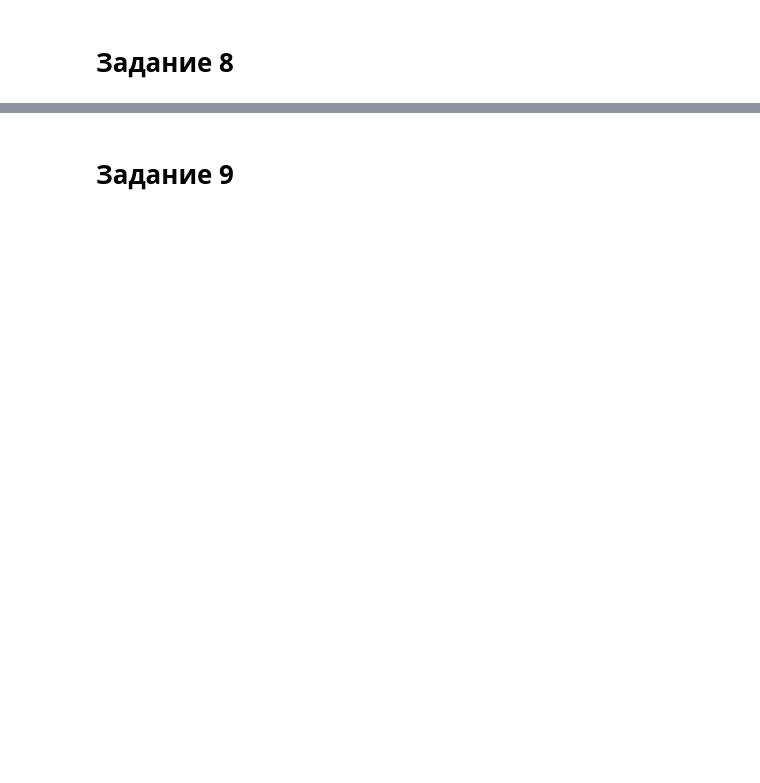
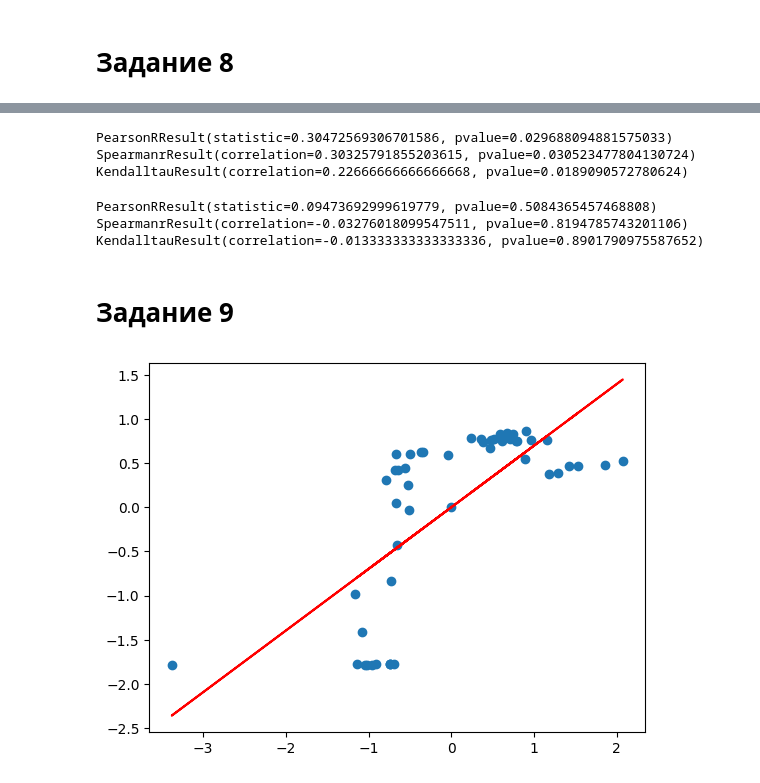
Before and after one commit to ForwardMoth/stdb_lab, a Jupyter notebook: lab3/lab3.ipynb, the cells around one changed output, grey strips where cells are left out. Cells and saved outputs as stored; diff of their text form; code cells hidden in the pictures; blank space fills up the shorter version.

```diff
--- a/lab3/lab3.ipynb
+++ b/lab3/lab3.ipynb
@@ -345 +415,5 @@ plt.show()
+# %%
+df['RUB'] = np.nan_to_num(df['RUB'])
+df['INR'] = np.nan_to_num(df['INR'])
+df['BAR'] = np.nan_to_num(df['BAR'])
 # %%
@@ -353,0 +432,11 @@ plt.show()
+# %%
+pr = stats.pearsonr(df['RUB'], df['BAR'])
+print(pr)
+pr = stats.spearmanr(df['RUB'], df['BAR'])
+print(pr)
+pr = stats.kendalltau(df['RUB'], df['BAR'])
+print(pr)
+# %% [output]
+PearsonRResult(statistic=0.30472569306701586, pvalue=0.029688094881575033)
+SpearmanrResult(correlation=0.30325791855203615, pvalue=0.030523477804130724)
+KendalltauResult(correlation=0.22666666666666668, pvalue=0.0189090572780624)
@@ -354,14 +445,27 @@ plt.show()
+# %%
+pr = stats.pearsonr(df['BAR'], df['INR'])
+print(pr)
+pr = stats.spearmanr(df['BAR'], df['INR'])
+print(pr)
+pr = stats.kendalltau(df['BAR'], df['INR'])
+print(pr)
+# %% [output]
+PearsonRResult(statistic=0.09473692999619779, pvalue=0.5084365457468808)
+SpearmanrResult(correlation=-0.03276018099547511, pvalue=0.8194785743201106)
+KendalltauResult(correlation=-0.013333333333333336, pvalue=0.8901790975587652)
 # %% [markdown]
 # Задание 9
 # %%
-# from sklearn import datasets, linear_model
-#
-# # Create linear regression object
-# regr = linear_model.LinearRegression()
-#
-# # Train the model using the training sets
-# regr.fit(df.RUB.values.reshape(-1,1), table.INR.values)
-# y_pred = regr.predict(df.RUB.values.reshape(-1,1))
-# plt.plot(df.RUB.values, y_pred)
-# plt.scatter(df.RUB.values, df.INR.values)
-# plt.show()
+from sklearn import datasets, linear_model
+
+# Create linear regression object
+regr = linear_model.LinearRegression()
+
+# Train the model using the training sets
+regr.fit(df['RUB'].values.reshape(-1,1), df['INR'].values)
+y_pred = regr.predict(df['RUB'].values.reshape(-1,1))
+plt.plot(df['RUB'].values, y_pred, color = 'red')
+plt.scatter(df['RUB'].values, df['INR'].values)
+plt.show()
+# %% [output]
+[figure, added]
```
Also changed, not shown: parts of 25 cells of this notebook.
